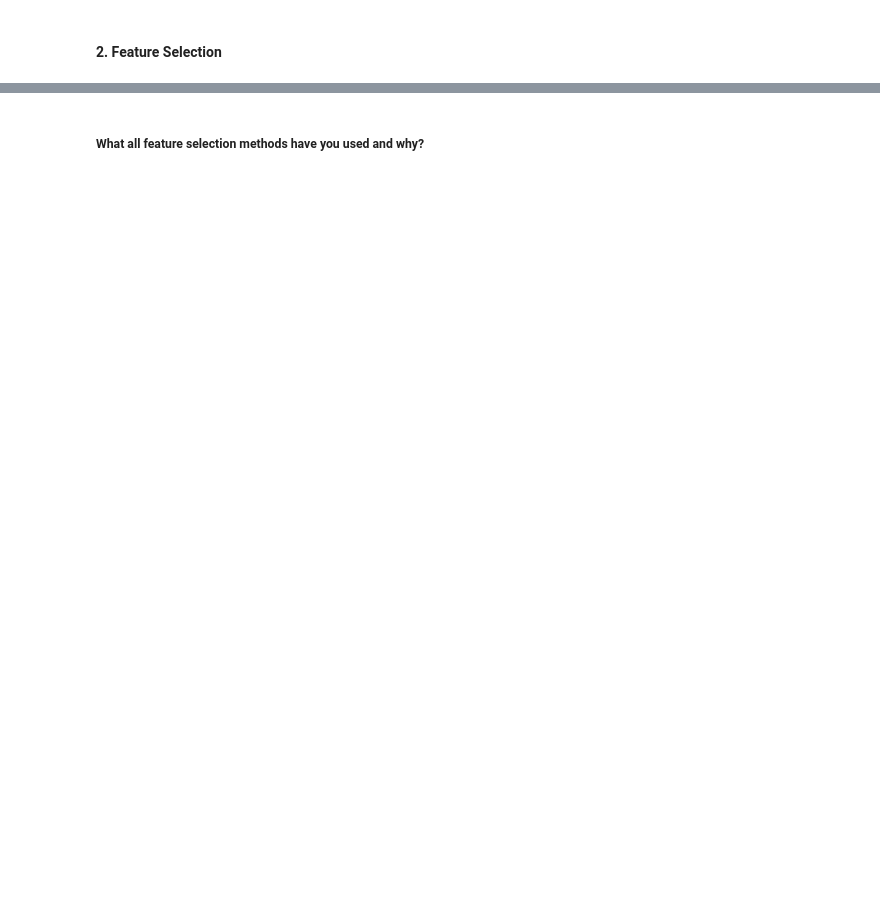
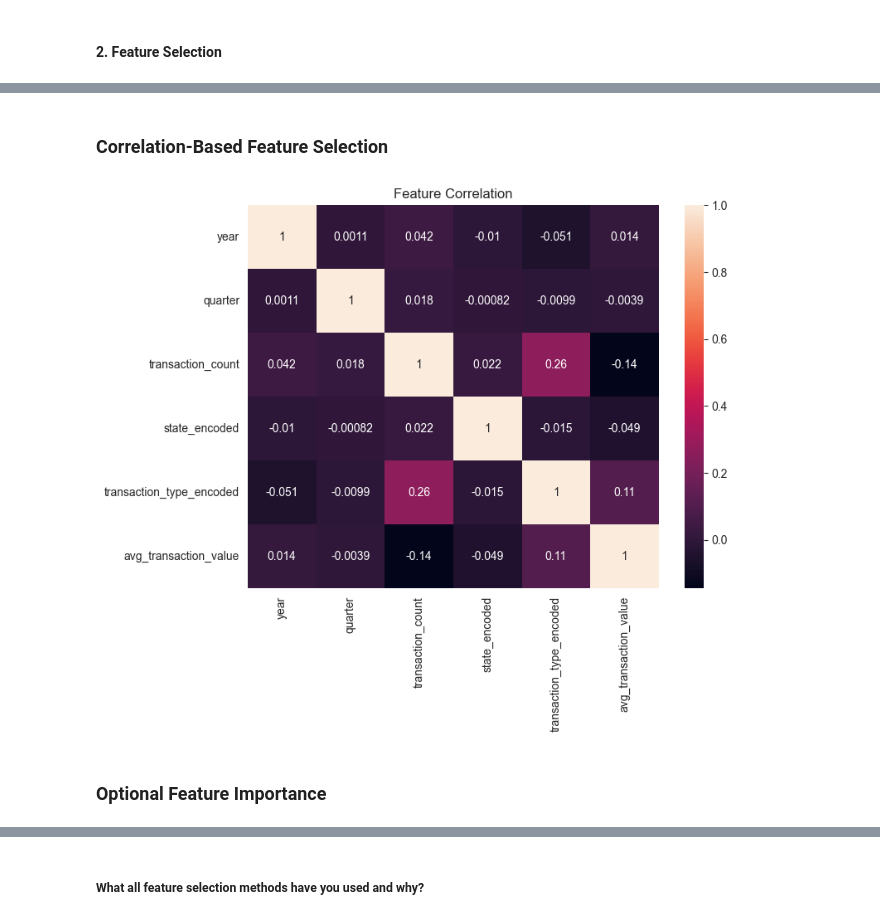
Before and after one commit to Pheonix1330/PhonePe, a Jupyter notebook: Sample_ML_Submission_Template-2.ipynb, the cells around one changed output, grey strips where cells are left out. Saved outputs shown, nothing was run; the diff lists cells and outputs as text; code cells hidden in the pictures; blank space fills up the shorter version.

```diff
--- a/Sample_ML_Submission_Template-2.ipynb
+++ b/Sample_ML_Submission_Template-2.ipynb
@@ -973,5 +1084,6 @@ Answer Here.
 #### 2. Lower Casing
 # %%
 # Lower Casing
+df['transaction_type'] = df['transaction_type'].str.lower()
 # %% [markdown]
 #### 3. Removing Punctuations
@@ -1009,0 +1182,7 @@ Answer Here.
+# %%
+# POS Taging
+nltk.download('averaged_perceptron_tagger')
+
+df['pos_tags'] = df['tokens'].apply(nltk.pos_tag)
+
+df[['tokens', 'pos_tags']].head()
@@ -1023,0 +1237,14 @@ Answer Here.
+# %%
+# Manipulate Features to minimize feature correlation and create new features
+# Creating new features
+
+# Average transaction value
+df['avg_transaction_value'] = (
+    df['transaction_amount'] / df['transaction_count']
+)
+
+# Log transformation to reduce skewness
+df['log_transaction_amount'] = np.log1p(df['transaction_amount'])
+
+# Display dataframe
+df.head()
@@ -1025,3 +1267,17 @@ Answer Here.
 #### 2. Feature Selection
 # %%
 # Select your features wisely to avoid overfitting
+# Selecting important features
+
+features = df[
+    ['year',
+     'quarter',
+     'transaction_count',
+     'state_encoded',
+     'transaction_type_encoded',
+     'avg_transaction_value']
+]
+
+target = df['transaction_amount']
+
+features.head()
@@ -1027,0 +1291,13 @@ Answer Here.
+# %% [markdown]
+### Correlation-Based Feature Selection
+# %%
+# Correlation matrix
+
+plt.figure(figsize=(8,6))
+sns.heatmap(features.corr(), annot=True)
+plt.title("Feature Correlation")
+plt.show()
+# %% [output]
+[figure, added]
+# %% [markdown]
+### Optional Feature Importance
```
Also changed, not shown: parts of 136 cells of this notebook, 1 other file.
